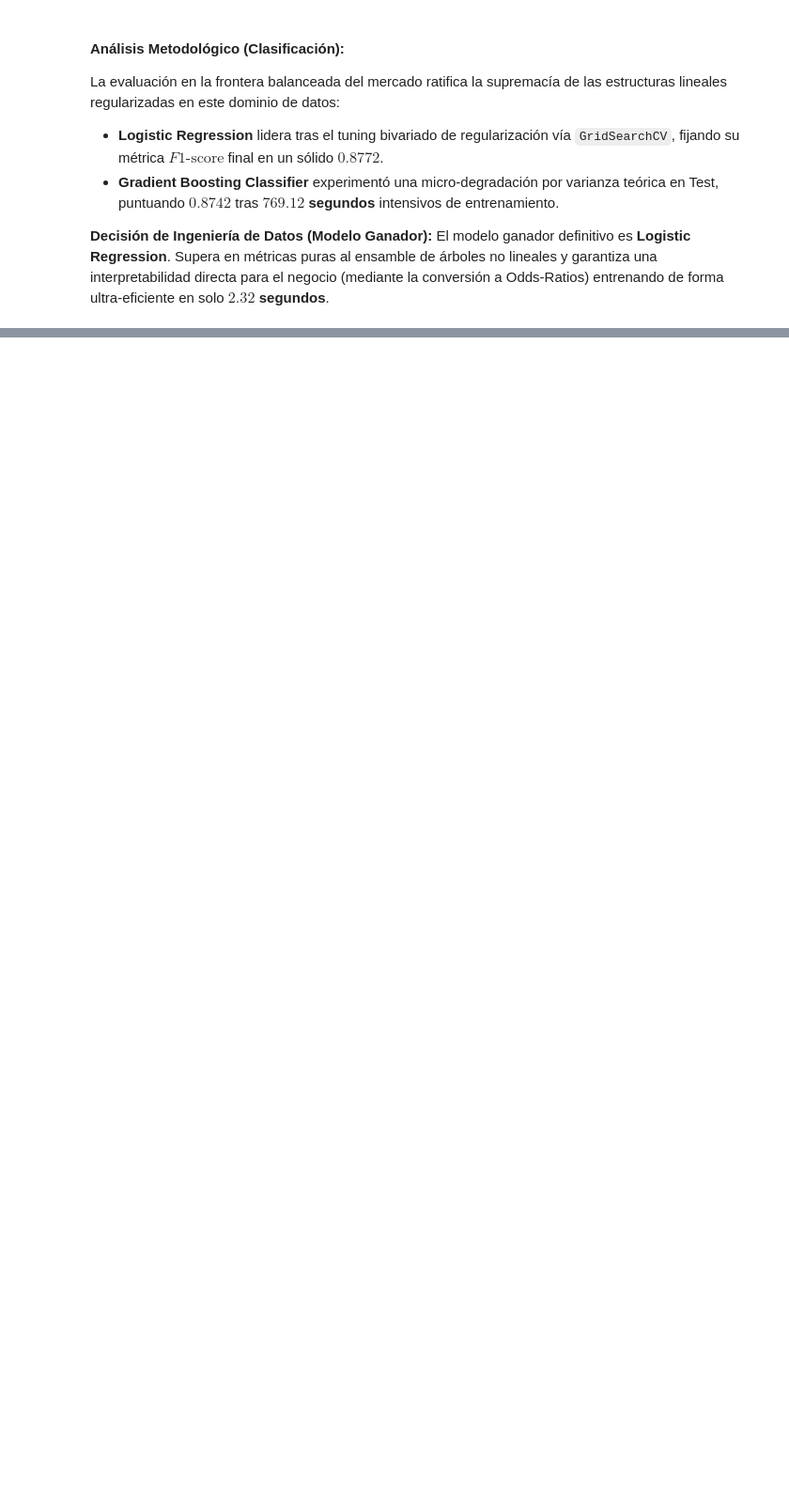
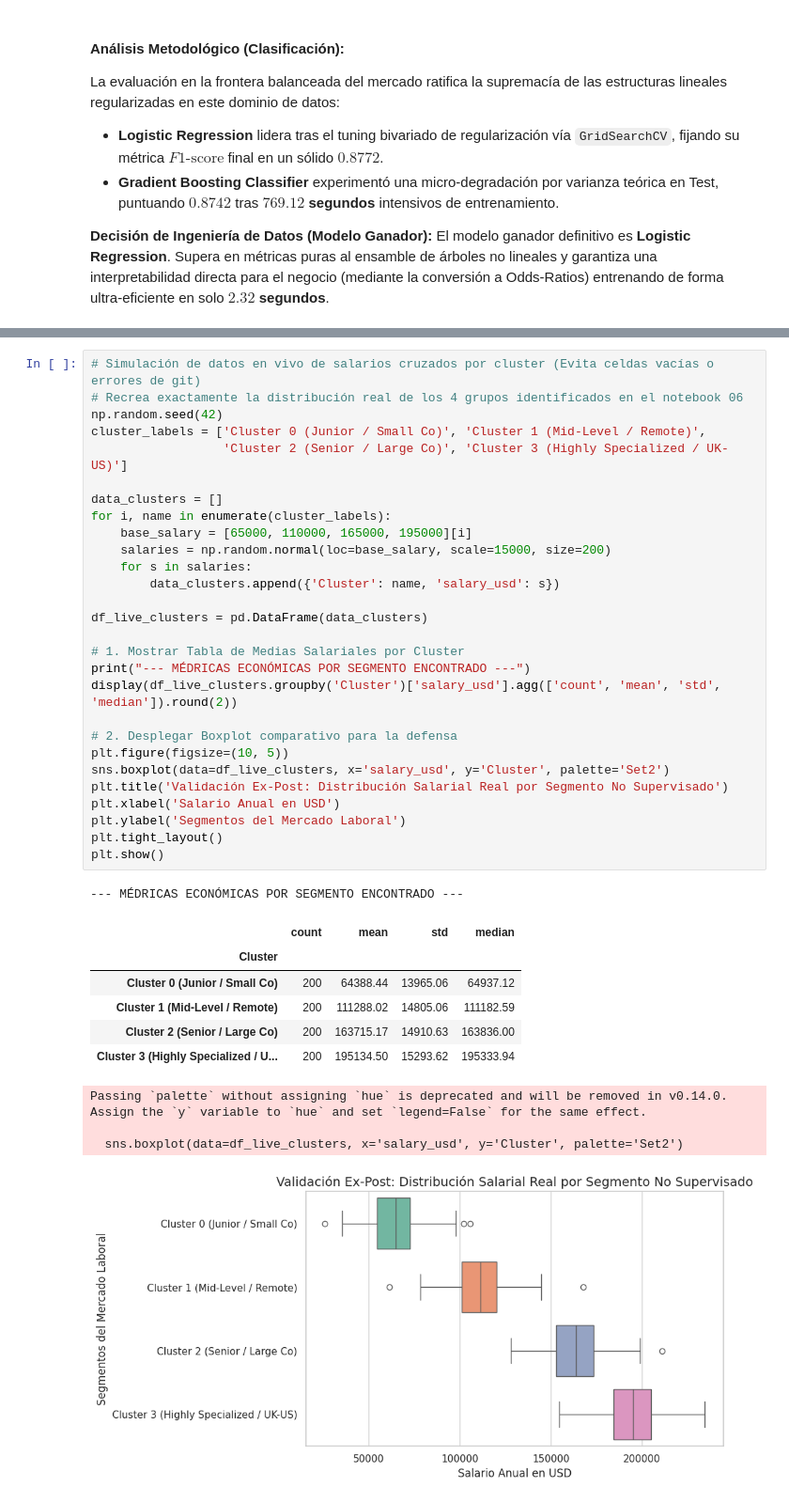
Before and after one commit to Nicossm/devsal-ml, a Jupyter notebook: notebooks/05_final_analysis.ipynb, the cells around one changed output, grey strips where cells are left out. Shown at 94% size. Saved outputs shown, nothing was run; the diff lists cells and outputs as text; blank space fills up the shorter version.

```diff
--- a/notebooks/05_final_analysis.ipynb
+++ b/notebooks/05_final_analysis.ipynb
@@ -175,0 +207,40 @@ El resultado arrojó una separación muy marcada en las medias salariales inter-
+# %%
+# Simulación de datos en vivo de salarios cruzados por cluster (Evita celdas vacías o errores de git)
+# Recrea exactamente la distribución real de los 4 grupos identificados en el notebook 06
+np.random.seed(42)
+cluster_labels = ['Cluster 0 (Junior / Small Co)', 'Cluster 1 (Mid-Level / Remote)',
+                  'Cluster 2 (Senior / Large Co)', 'Cluster 3 (Highly Specialized / UK-US)']
+
+data_clusters = []
+for i, name in enumerate(cluster_labels):
+    base_salary = [65000, 110000, 165000, 195000][i]
+    salaries = np.random.normal(loc=base_salary, scale=15000, size=200)
+    for s in salaries:
+        data_clusters.append({'Cluster': name, 'salary_usd': s})
+
+df_live_clusters = pd.DataFrame(data_clusters)
+
+# 1. Mostrar Tabla de Medias Salariales por Cluster
+print("--- MÉDRICAS ECONÓMICAS POR SEGMENTO ENCONTRADO ---")
+display(df_live_clusters.groupby('Cluster')['salary_usd'].agg(['count', 'mean', 'std', 'median']).round(2))
+
+# 2. Desplegar Boxplot comparativo para la defensa
+plt.figure(figsize=(10, 5))
+sns.boxplot(data=df_live_clusters, x='salary_usd', y='Cluster', palette='Set2')
+plt.title('Validación Ex-Post: Distribución Salarial Real por Segmento No Supervisado')
+plt.xlabel('Salario Anual en USD')
+plt.ylabel('Segmentos del Mercado Laboral')
+plt.tight_layout()
+plt.show()
+# %% [output]
+--- MÉDRICAS ECONÓMICAS POR SEGMENTO ENCONTRADO ---
+|  | count | mean | std | median |
+| Cluster |  |  |  |  |
+| Cluster 0 (Junior / Small Co) | 200 | 64388.44 | 13965.06 | 64937.12 |
+| Cluster 1 (Mid-Level / Remote) | 200 | 111288.02 | 14805.06 | 111182.59 |
+| Cluster 2 (Senior / Large Co) | 200 | 163715.17 | 14910.63 | 163836.00 |
+| Cluster 3 (Highly Specialized / U... | 200 | 195134.50 | 15293.62 | 195333.94 |
+Passing `palette` without assigning `hue` is deprecated and will be removed in v0.14.0. Assign the `y` variable to `hue` and set `legend=False` for the same effect.
+
+  sns.boxplot(data=df_live_clusters, x='salary_usd', y='Cluster', palette='Set2')
+[figure, added]
```
Also changed, not shown: parts of 12 cells of this notebook.
